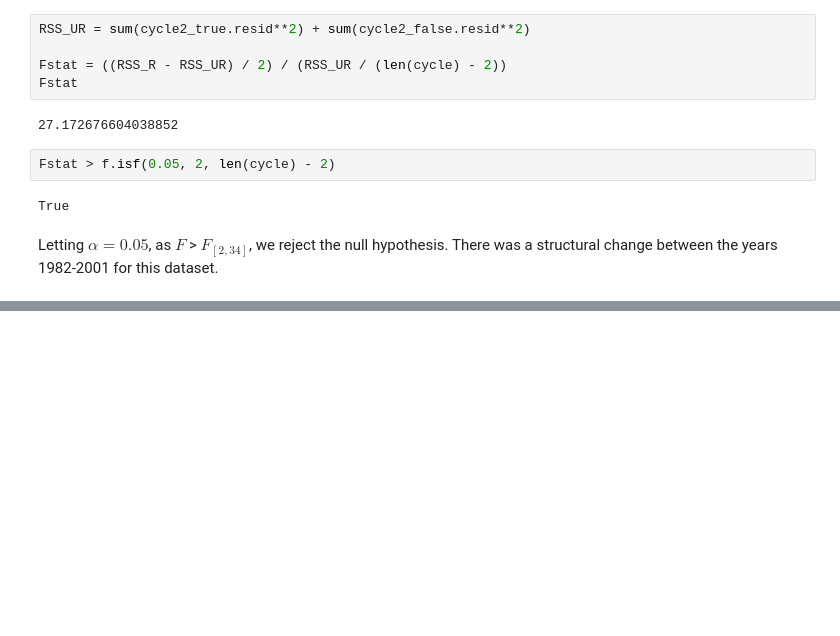
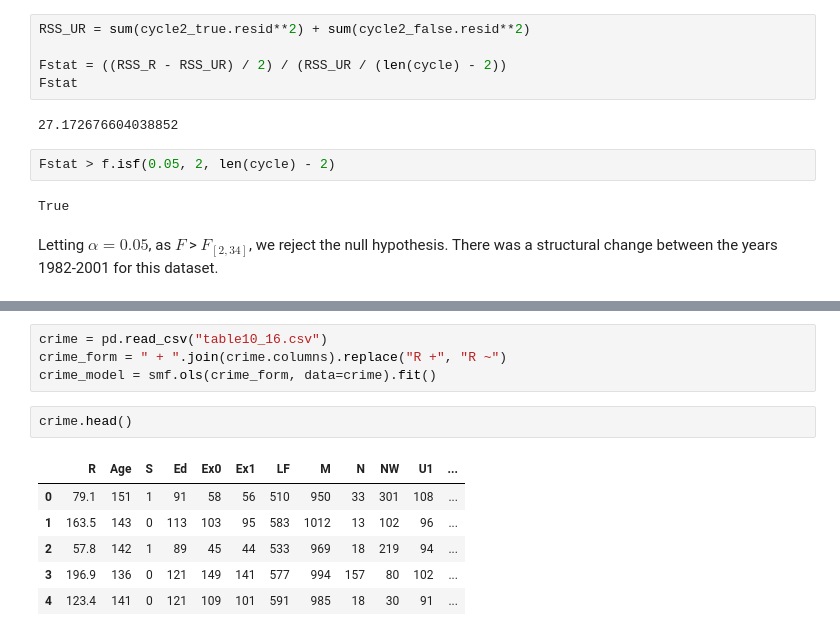
Before and after one commit to gerdm/UMA, a Jupyter notebook: econometrics/Homework 2.ipynb, the cells around one changed output, grey strips where cells are left out. Cells and saved outputs as stored; diff of their text form; blank space fills up the shorter version.

```diff
--- a/econometrics/Homework 2.ipynb
+++ b/econometrics/Homework 2.ipynb
@@ -468,0 +641,13 @@ Letting $\alpha = 0.05$, as $F$ > $F_{[2, 34]}$, we reject the null hypothesis.
+# %%
+crime = pd.read_csv("table10_16.csv")
+crime_form = " + ".join(crime.columns).replace("R +", "R ~")
+crime_model = smf.ols(crime_form, data=crime).fit()
+# %%
+crime.head()
+# %% [output]
+|  | R | Age | S | Ed | Ex0 | Ex1 | LF | M | N | NW | U1 | ... |
+| 0 | 79.1 | 151 | 1 | 91 | 58 | 56 | 510 | 950 | 33 | 301 | 108 | ... |
+| 1 | 163.5 | 143 | 0 | 113 | 103 | 95 | 583 | 1012 | 13 | 102 | 96 | ... |
+| 2 | 57.8 | 142 | 1 | 89 | 45 | 44 | 533 | 969 | 18 | 219 | 94 | ... |
+| 3 | 196.9 | 136 | 0 | 121 | 149 | 141 | 577 | 994 | 157 | 80 | 102 | ... |
+| 4 | 123.4 | 141 | 0 | 121 | 109 | 101 | 591 | 985 | 18 | 30 | 91 | ... |
```
Also changed, not shown: parts of 18 cells of this notebook, 2 other files.
